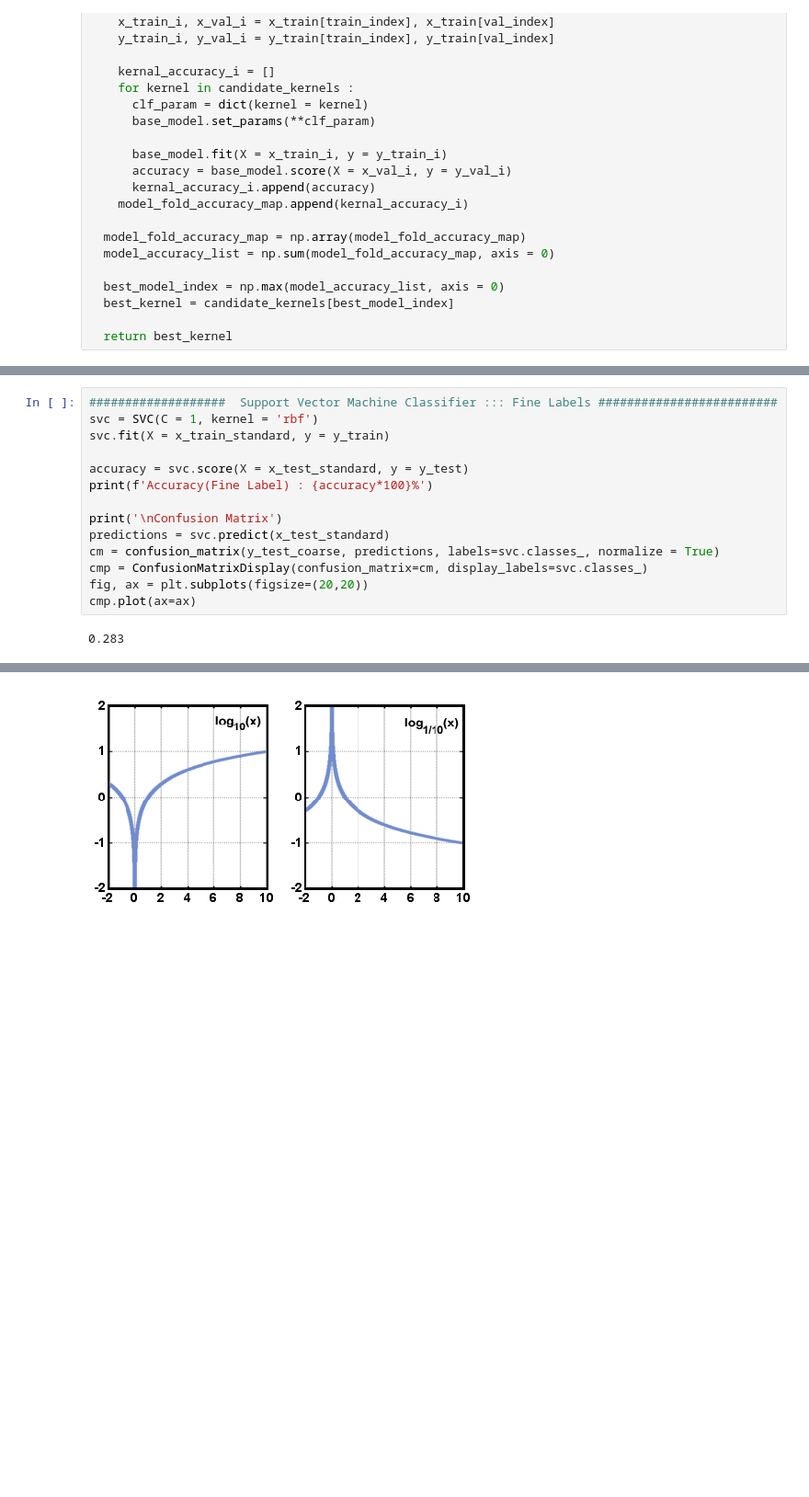
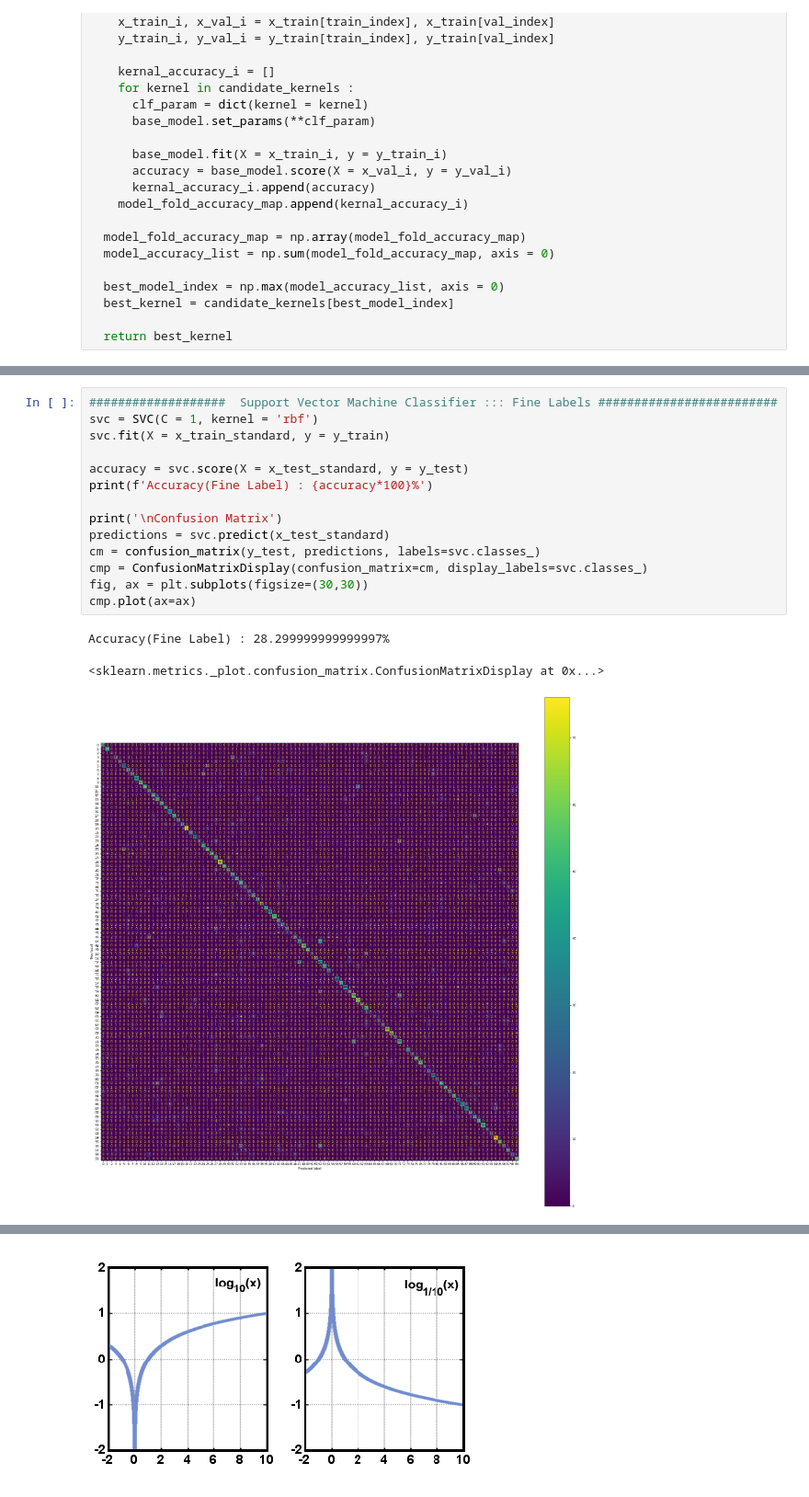
Before and after one commit to deshanchathusanka/machine-learning-algorithms, a Jupyter notebook: Coursework.ipynb, the cells around one changed output, grey strips where cells are left out. Shown at 92% size. Saved outputs shown, nothing was run; the diff lists cells and outputs as text; blank space fills up the shorter version.

```diff
--- a/Coursework.ipynb
+++ b/Coursework.ipynb
@@ -261,16 +287,18 @@ Confusion Matrix
 # %%
 ###################  Support Vector Machine Classifier ::: Fine Labels #########################
 svc = SVC(C = 1, kernel = 'rbf')
 svc.fit(X = x_train_standard, y = y_train)
 
 accuracy = svc.score(X = x_test_standard, y = y_test)
 print(f'Accuracy(Fine Label) : {accuracy*100}%')
 
 print('\nConfusion Matrix')
 predictions = svc.predict(x_test_standard)
-cm = confusion_matrix(y_test_coarse, predictions, labels=svc.classes_, normalize = True)
+cm = confusion_matrix(y_test, predictions, labels=svc.classes_)
 cmp = ConfusionMatrixDisplay(confusion_matrix=cm, display_labels=svc.classes_)
-fig, ax = plt.subplots(figsize=(20,20))
+fig, ax = plt.subplots(figsize=(30,30))
 cmp.plot(ax=ax)
 # %% [output]
-0.283
+Accuracy(Fine Label) : 28.299999999999997%
+<sklearn.metrics._plot.confusion_matrix.ConfusionMatrixDisplay at 0x...>
+[figure, added]
```
Also changed, not shown: parts of 17 cells of this notebook.
